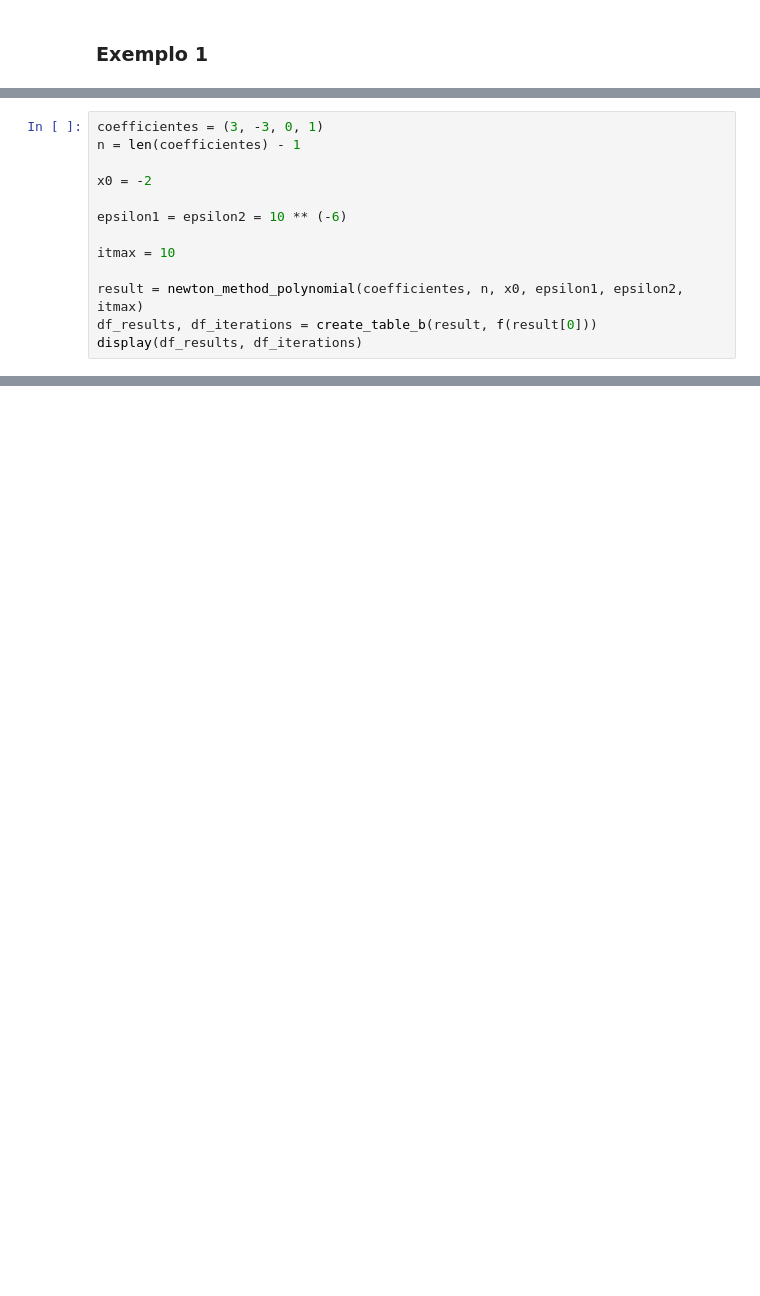
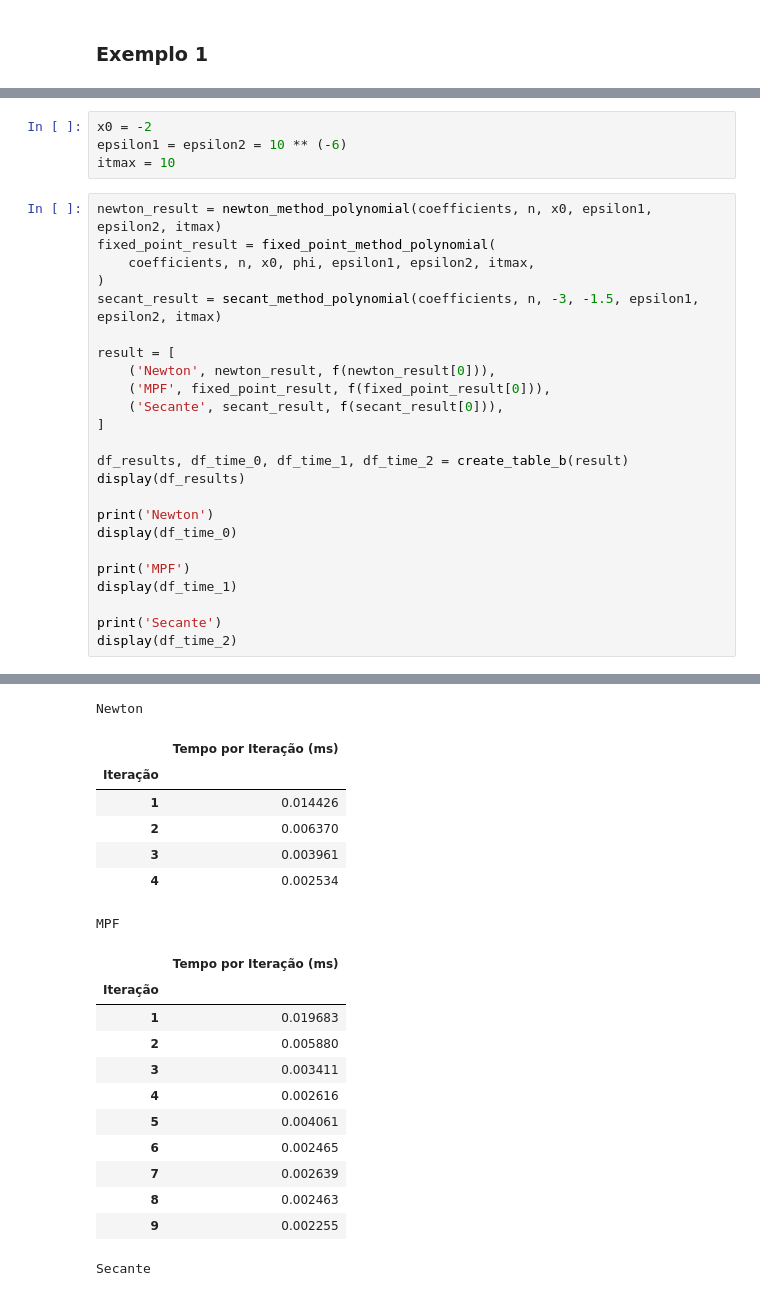
Before and after one commit to marcosnevary/computational-mathematics, a Jupyter notebook: assignments/02_1_real_zeros_of_real_functions.ipynb, the cells around one changed output, grey strips where cells are left out. Cells and saved outputs as stored; diff of their text form; blank space fills up the shorter version.

```diff
--- a/assignments/02_1_real_zeros_of_real_functions.ipynb
+++ b/assignments/02_1_real_zeros_of_real_functions.ipynb
@@ -626,13 +911,0 @@ display(df_results, df_iterations)
-# %%
-coefficientes = (3, -3, 0, 1)
-n = len(coefficientes) - 1
-
-x0 = -2
-
-epsilon1 = epsilon2 = 10 ** (-6)
-
-itmax = 10
-
-result = newton_method_polynomial(coefficientes, n, x0, epsilon1, epsilon2, itmax)
-df_results, df_iterations = create_table_b(result, f(result[0]))
-display(df_results, df_iterations)
@@ -647,0 +916,29 @@ display(df_results, df_iterations)
+# %%
+x0 = -2
+epsilon1 = epsilon2 = 10 ** (-6)
+itmax = 10
+# %%
+newton_result = newton_method_polynomial(coefficients, n, x0, epsilon1, epsilon2, itmax)
+fixed_point_result = fixed_point_method_polynomial(
+    coefficients, n, x0, phi, epsilon1, epsilon2, itmax,
+)
+secant_result = secant_method_polynomial(coefficients, n, -3, -1.5, epsilon1, epsilon2, itmax)
+
+result = [
+    ('Newton', newton_result, f(newton_result[0])),
+    ('MPF', fixed_point_result, f(fixed_point_result[0])),
+    ('Secante', secant_result, f(secant_result[0])),
+]
+
+df_results, df_time_0, df_time_1, df_time_2 = create_table_b(result)
+display(df_results)
+
+print('Newton')
+display(df_time_0)
+
+print('MPF')
+display(df_time_1)
+
+print('Secante')
+display(df_time_2)
+# %% [output]
@@ -647,0 +950,20 @@ display(df_results, df_iterations)
+Newton
+|  | Tempo por Iteração (ms) |
+| Iteração |  |
+| 1 | 0.014426 |
+| 2 | 0.006370 |
+| 3 | 0.003961 |
+| 4 | 0.002534 |
+MPF
+|  | Tempo por Iteração (ms) |
+| Iteração |  |
+| 1 | 0.019683 |
+| 2 | 0.005880 |
+| 3 | 0.003411 |
+| 4 | 0.002616 |
+| 5 | 0.004061 |
+| 6 | 0.002465 |
+| 7 | 0.002639 |
+| 8 | 0.002463 |
+| 9 | 0.002255 |
+Secante
```
Also changed, not shown: parts of 37 cells of this notebook, 9 other files.
